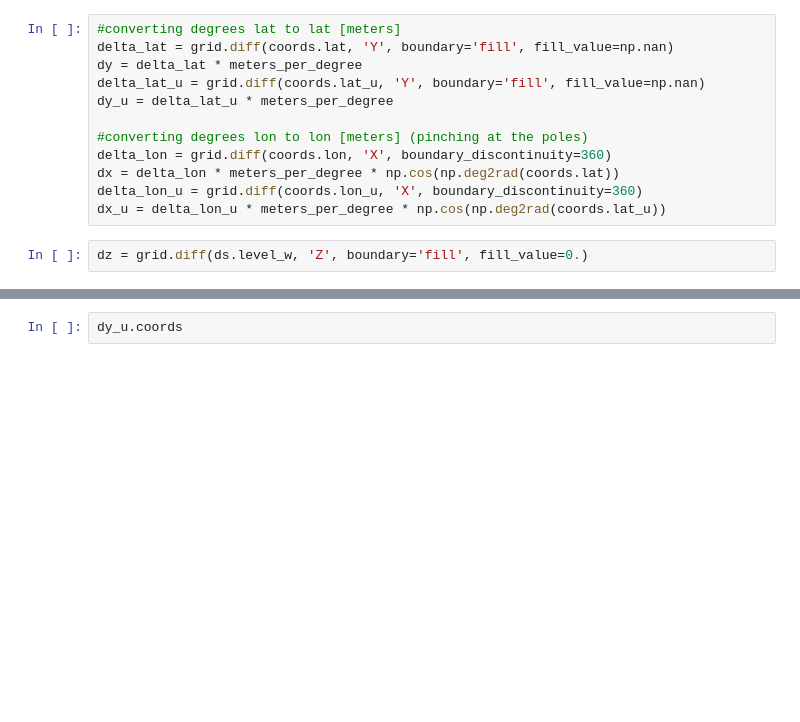
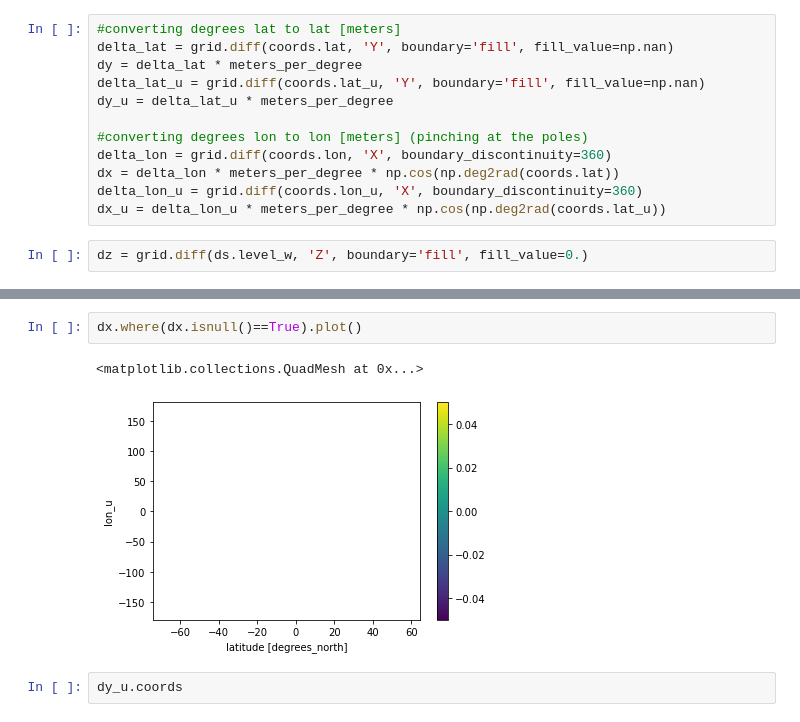
Before and after one commit to ocean-transport/WMT-project, a Jupyter notebook: GODAS/GODAS.ipynb, the cells around one changed output, grey strips where cells are left out. Cells and saved outputs as stored; diff of their text form; blank space fills up the shorter version.

```diff
--- a/GODAS/GODAS.ipynb
+++ b/GODAS/GODAS.ipynb
@@ -152,3 +164,8 @@ dz = grid.diff(ds.level_w, 'Z', boundary='fill', fill_value=0.)
+# %%
+dx.where(dx.isnull()==True).plot()
+# %% [output]
+<matplotlib.collections.QuadMesh at 0x...>
+[figure, added]
 # %%
 dy_u.coords
 # %% [output]
```
Also changed, not shown: parts of 24 cells of this notebook.
